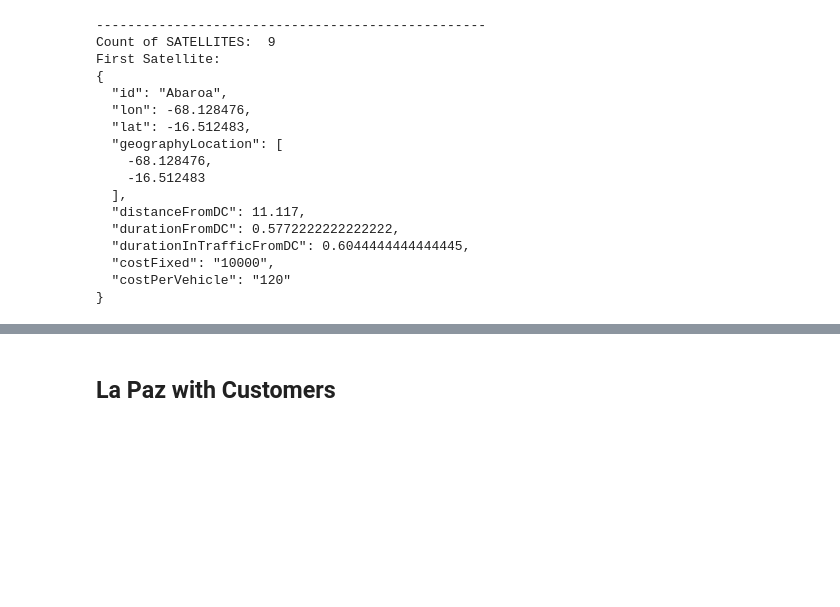
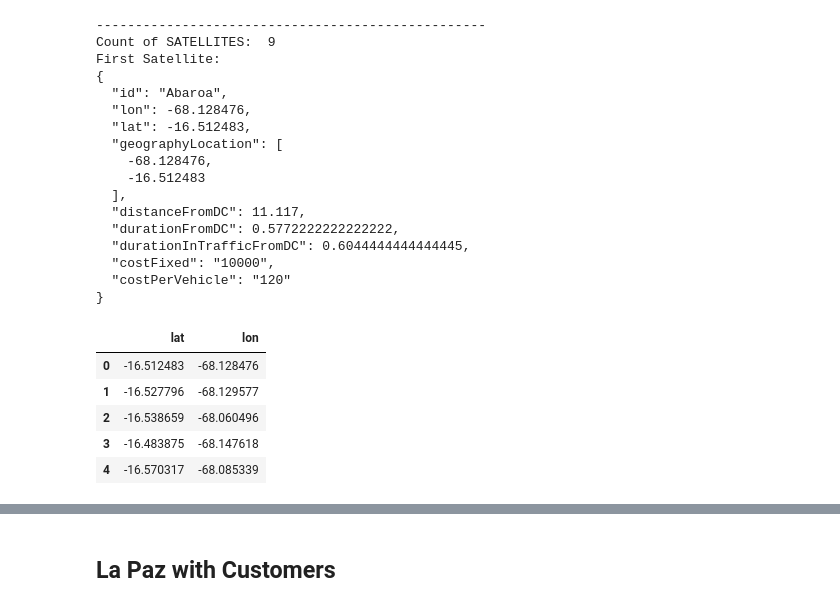
Before and after one commit to PitHurtado/redesign_urban-distribution, a Jupyter notebook: src/application.ipynb, the cells around one changed output, grey strips where cells are left out. Saved outputs shown, nothing was run; the diff lists cells and outputs as text; code cells hidden in the pictures; blank space fills up the shorter version.

```diff
--- a/src/application.ipynb
+++ b/src/application.ipynb
@@ -50,14 +52,14 @@ def load_satellites(DEBUG = False) ->list[Satellite]:
     df['costPerVehicle'] = [120, 140, 100, 90, 100, 120, 110, 100, 150]
     #
     for i in range(len(df)):
-        newSatellite = Satellite(id=str(df.nombre[i]),
-                               lon=df.longitud[i],
-                               lat=df.latitud[i],
-                               distanceFromDC=df.loc[i, 'distance.value']/1000,
-                               durationFromDC=df.loc[i, 'duration.value']/3600,
-                               durationInTrafficFromDC=df.loc[i, 'duration_in_traffic.value']/3600,
-                               costFixed=df.loc[i, 'costFixed'],
-                               costPerVehicle=df.loc[i, 'costPerVehicle'],
+        newSatellite = Satellite(id=str(df.nombre[i])
+                               , lon=df.longitud[i]
+                               , lat=df.latitud[i]
+                               , distanceFromDC=df.loc[i, 'distance.value']/1000
+                               , durationFromDC=df.loc[i, 'duration.value']/3600
+                               , durationInTrafficFromDC=df.loc[i, 'duration_in_traffic.value']/3600
+                               , costFixed=df.loc[i, 'costFixed']
+                               , costPerVehicle=df.loc[i, 'costPerVehicle']
                                )
         satellites.append(newSatellite)
     if DEBUG:
@@ -102,6 +113,17 @@ First Satellite:
   "costFixed": "10000",
   "costPerVehicle": "120"
 }
+# %%
+df_s = df_s[["latitud",'longitud']]
+df_s.columns = ['lat','lon']
+df_s.head()
+# %% [output]
+|  | lat | lon |
+| 0 | -16.512483 | -68.128476 |
+| 1 | -16.527796 | -68.129577 |
+| 2 | -16.538659 | -68.060496 |
+| 3 | -16.483875 | -68.147618 |
+| 4 | -16.570317 | -68.085339 |
 # %%
 c, df_c = load_customers(True)
 # %% [output]
```
Also changed, not shown: parts of 18 cells of this notebook, 2 other files.
